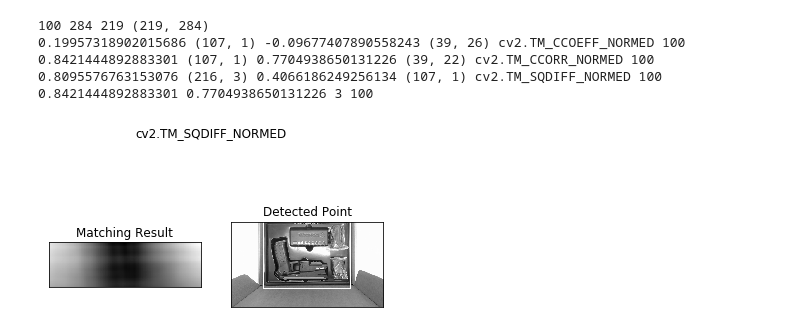
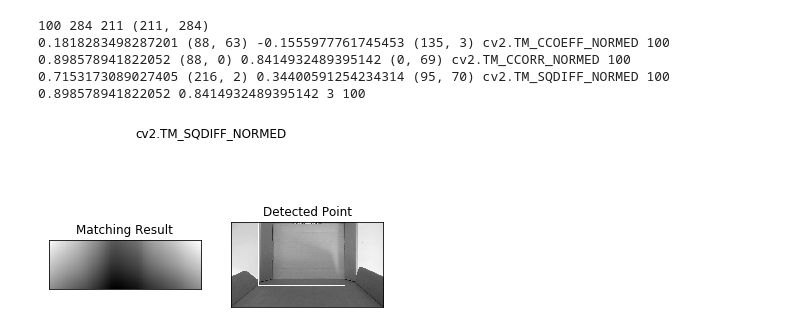
Before and after one commit to wagner1986/python-computer-vision, a Jupyter notebook: condor/Condor- Matching Template.ipynb, the cells around one changed output. Cells and saved outputs as stored; diff of their text form; code cells hidden in the pictures.

```diff
--- a/condor/Condor- Matching Template.ipynb
+++ b/condor/Condor- Matching Template.ipynb
@@ -24,8 +24,8 @@ import numpy as np
 from matplotlib import pyplot as plt
 
 
-img_name="../data/14.png"
-template_name="../data/bandeja.jpg"
+img_name="../data/15.png"
+template_name="../data/tray_13.png"
 
 img = cv2.imread(img_name,0)
 img2 = img.copy()
@@ -35,6 +35,7 @@ w, h = template.shape[::-1]
 # All the 6 methods for comparison in a list
 #methods = ['cv2.TM_CCOEFF','cv2.TM_CCORR','cv2.TM_SQDIFF']
 methods = ['cv2.TM_CCOEFF_NORMED', 'cv2.TM_CCORR_NORMED', 'cv2.TM_SQDIFF_NORMED']
+#methods = ['cv2.TM_SQDIFF_NORMED']
 #scales=np.linspace ( 20 ,   110 ,   7 )
 scales=[100]
 found   =   None
@@ -51,40 +52,40 @@ for scale in scales:
 
         # Apply template Matching
         res = cv2.matchTemplate(img,new_template,method)
         min_val, max_val, min_loc, max_loc = cv2.minMaxLoc(res)
 
         # if we have found a new maximum correlation value, then update
         # the bookkeeping variable
         if   found  is   None   or   max_val   >   found [ 0 ] :
             found   =   ( max_val ,   max_loc ,min_val ,min_loc ,  res, method, scale)
         print(max_val ,   max_loc ,min_val ,min_loc , meth, scale)
 
     # If the method is TM_SQDIFF or TM_SQDIFF_NORMED, take minimum
-    if found[5] in [cv2.TM_SQDIFF, cv2.TM_SQDIFF_NORMED]:
+    if found[5] in [cv2.TM_SQDIFF_NORMED]:
       top_left = found[3]#min_loc
     else:
       top_left = found[1]#max_loc
 
     bottom_right = (top_left[0] + w, top_left[1] + h)
 
     cv2.rectangle(img,top_left, bottom_right, 255, 2)
 
     print(found[0],found[2] ,found[5],found[6])
 
     plt.subplot(121),plt.imshow(res,cmap = 'gray')
     plt.title('Matching Result'), plt.xticks([]), plt.yticks([])
     plt.subplot(122),plt.imshow(img,cmap = 'gray')
     plt.title('Detected Point'), plt.xticks([]), plt.yticks([])
     plt.suptitle(meth)
 
     plt.show()
 # %% [output]
-100 284 219 (219, 284)
-0.19957318902015686 (107, 1) -0.09677407890558243 (39, 26) cv2.TM_CCOEFF_NORMED 100
-0.8421444892883301 (107, 1) 0.7704938650131226 (39, 22) cv2.TM_CCORR_NORMED 100
-0.8095576763153076 (216, 3) 0.4066186249256134 (107, 1) cv2.TM_SQDIFF_NORMED 100
-0.8421444892883301 0.7704938650131226 3 100
+100 284 211 (211, 284)
+0.1818283498287201 (88, 63) -0.1555977761745453 (135, 3) cv2.TM_CCOEFF_NORMED 100
+0.898578941822052 (88, 0) 0.8414932489395142 (0, 69) cv2.TM_CCORR_NORMED 100
+0.7153173089027405 (216, 2) 0.34400591254234314 (95, 70) cv2.TM_SQDIFF_NORMED 100
+0.898578941822052 0.8414932489395142 3 100
-[figure, old version]
+[figure, new version]
 # %%
 import cv2
 import numpy as np
```
Also changed, not shown: parts of 3 cells of this notebook, 42 other files.
